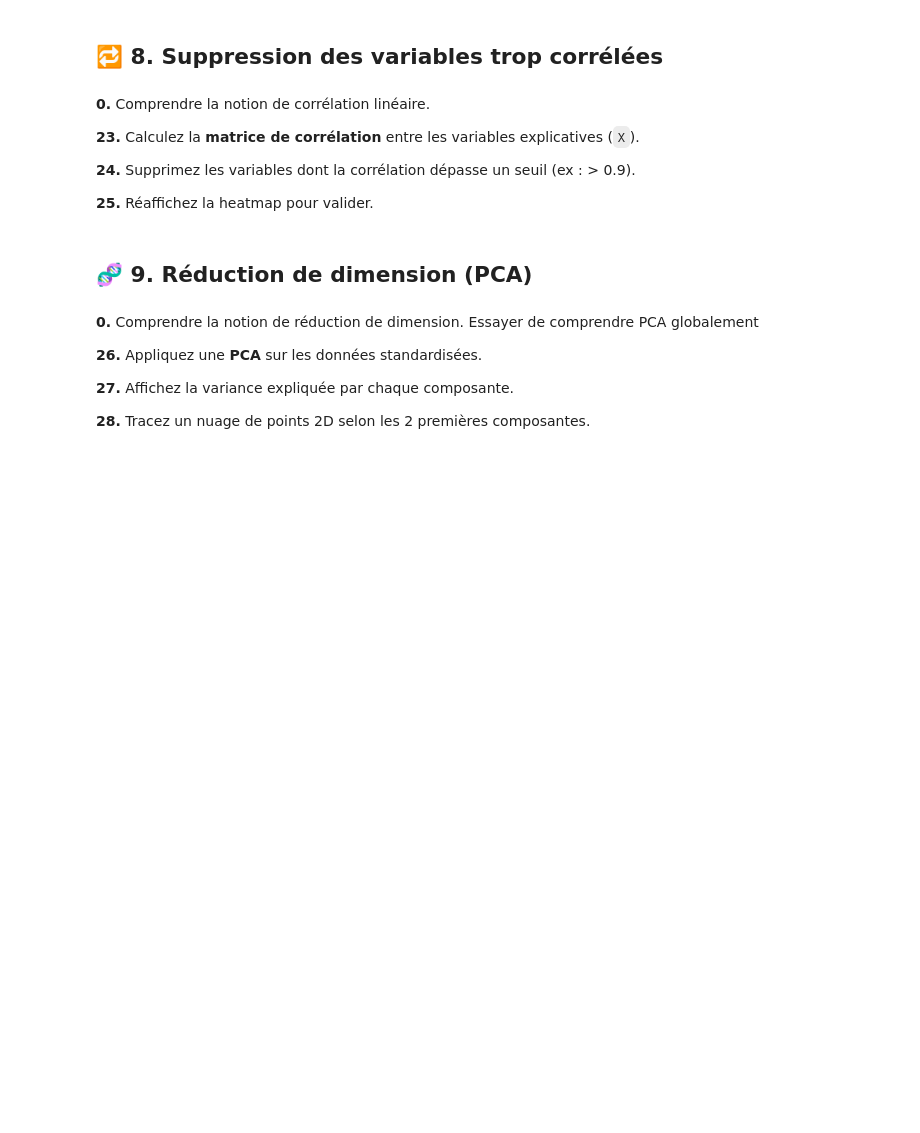
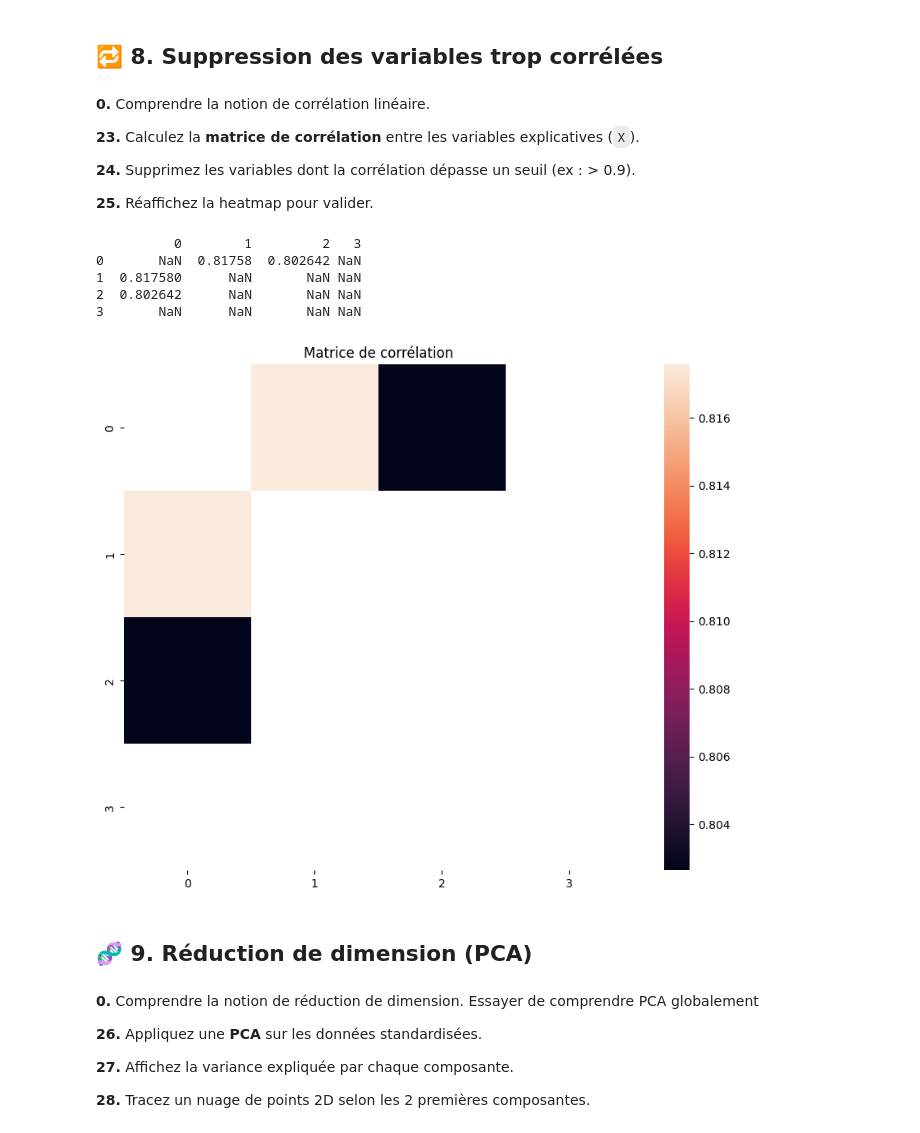
Before and after one commit to randy201/ML_deploy, a Jupyter notebook: 8_suite_tp_students_preparation.ipynb, the cells around one changed output. Saved outputs shown, nothing was run; the diff lists cells and outputs as text; code cells hidden in the pictures; blank space fills up the shorter version.

```diff
--- a/8_suite_tp_students_preparation.ipynb
+++ b/8_suite_tp_students_preparation.ipynb
@@ -10,3 +14,19 @@
 **21.** Standardisez toutes les colonnes numériques de `X` (moyenne 0, écart-type 1) à l’aide de `StandardScaler`.
 
 **22.** Comparez les résultats avec une normalisation min-max (`MinMaxScaler`).
+# %%
+##StandardScaler : recalibre les données pour des répartitions normales
+import pandas as pd
+import numpy as np
+import matplotlib as plt
+import seaborn as sns
+import sklearn as sk
+
+frame = pd.read_csv('8_StudentsPerformance.csv', sep=',')
+frame['average_score'] = frame[['math score', 'reading score', 'writing score']].mean(axis=1)
+list_cols = ['math score', 'reading score', 'writing score', 'average_score']
+
+frame = frame.dropna(axis = 0)
+# Afficher les statistiques descriptives
+print("=== Données Originales ===")
+print(frame[list_cols].describe().round(2))
@@ -20,6 +126,26 @@
 **24.** Supprimez les variables dont la corrélation dépasse un seuil (ex : > 0.9).
 
 **25.** Réaffichez la heatmap pour valider.
+# %%
+correlation = pd.DataFrame(standardized_data).corr()
+
+correlation[correlation > 0.9] = np.nan
+
+print(correlation)
+
+import seaborn as sns
+import matplotlib.pyplot as plt
+plt.figure(figsize=(10, 8))
+sns.heatmap(correlation)
+plt.title('Matrice de corrélation')
+plt.show()
+# %% [output]
+          0        1         2   3
+0       NaN  0.81758  0.802642 NaN
+1  0.817580      NaN       NaN NaN
+2  0.802642      NaN       NaN NaN
+3       NaN      NaN       NaN NaN
+[figure, added]
 # %% [markdown]
 ## 🧬 9. Réduction de dimension (PCA)
 # %% [markdown]
```
Also changed, not shown: parts of 11 cells of this notebook, 2 other files.
